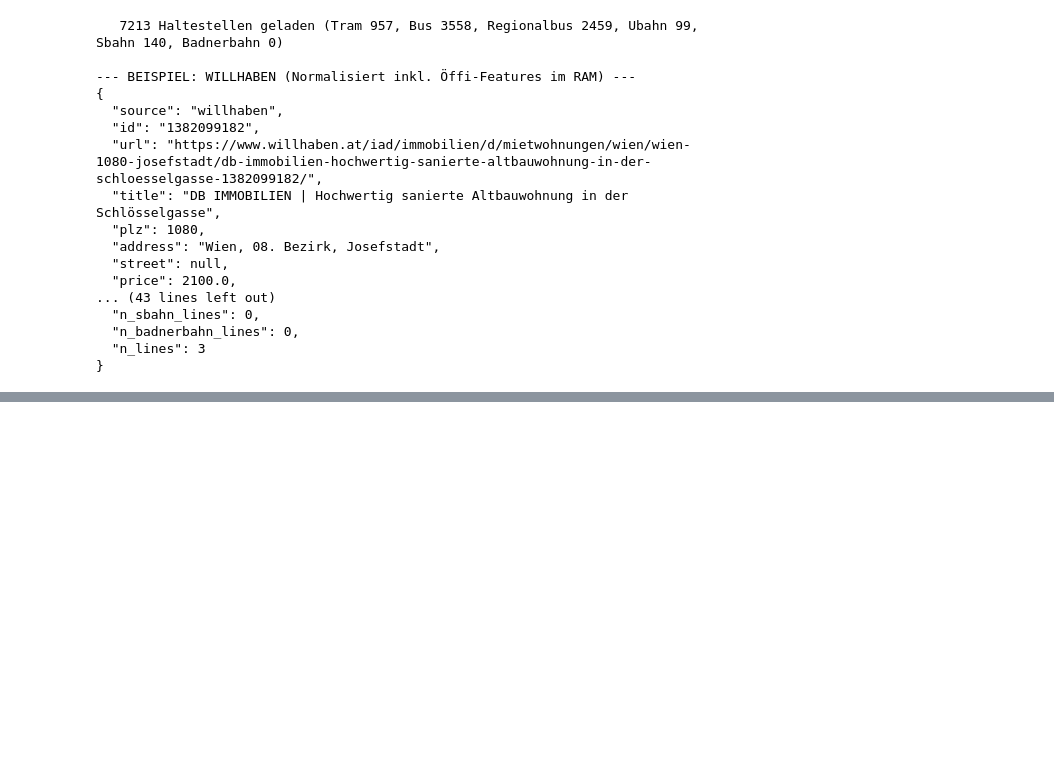
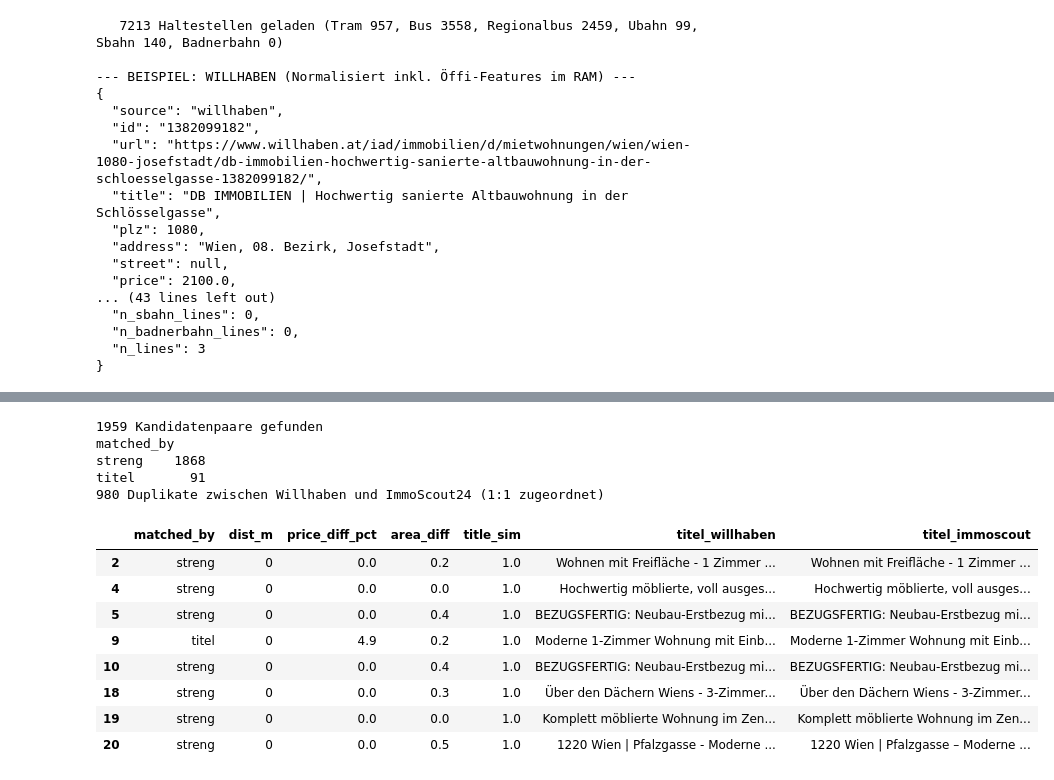
Before and after one commit to Koalabot95/BigDataProjekt, a Jupyter notebook: notebooks/02_data_storage_layer.ipynb, the cells around one changed output, grey strips where cells are left out. Saved outputs shown, nothing was run; the diff lists cells and outputs as text; code cells hidden in the pictures; blank space fills up the shorter version.

```diff
--- a/notebooks/02_data_storage_layer.ipynb
+++ b/notebooks/02_data_storage_layer.ipynb
@@ -609,0 +837,80 @@ print_first_valid_with_oeffi("immoscout24", db["raw_immoscout24"], norm_immoscou
+# %%
+from difflib import SequenceMatcher
+
+DUP = dict(area_tol=1.0, strict_price=0.03, strict_dist=75, relaxed_price=0.05, relaxed_dist=150, title_sim=0.8)
+
+
+def normalize_title(text):
+    text = re.sub(r"[^\w\s]", " ", str(text or "").lower())
+    return re.sub(r"\s+", " ", text).strip()
+
+
+def haversine_m(lat1, lon1, lat2, lon2):
+    lat1, lon1, lat2, lon2 = map(np.radians, (lat1, lon1, lat2, lon2))
+    a = np.sin((lat2 - lat1) / 2) ** 2 + np.cos(lat1) * np.cos(lat2) * np.sin((lon2 - lon1) / 2) ** 2
+    return 2 * 6_371_000 * np.arcsin(np.sqrt(a))
+
+
+def find_cross_portal_duplicates(frame):
+    wh = frame[frame["source"] == "willhaben"]
+    im = frame[frame["source"] == "immoscout24"]
+    wh_by_rooms = {r: g for r, g in wh.groupby("rooms")}
+    pairs = []
+    for i, row in im.iterrows():
+        cand = wh_by_rooms.get(row["rooms"])
+        if cand is None:
+            continue
+        area_ok = (cand["area_m2"] - row["area_m2"]).abs() <= DUP["area_tol"]
+        price_diff = (cand["price"] - row["price"]).abs() / row["price"]
+        dist = pd.Series(haversine_m(row["lat"], row["lon"], cand["lat"].values, cand["lon"].values), index=cand.index)
+        relaxed = area_ok & (price_diff <= DUP["relaxed_price"]) & (dist <= DUP["relaxed_dist"])
+        for j in cand.index[relaxed]:
+            strict = price_diff[j] <= DUP["strict_price"] and dist[j] <= DUP["strict_dist"]
+            sim = SequenceMatcher(None, normalize_title(row["title"]), normalize_title(cand.at[j, "title"])).ratio()
+            if strict or sim >= DUP["title_sim"]:
+                pairs.append(dict(idx_wh=j, idx_im=i, dist_m=round(dist[j]), price_diff_pct=round(100 * price_diff[j], 1),
+                                  area_diff=round(abs(cand.at[j, "area_m2"] - row["area_m2"]), 1),
+                                  title_sim=round(sim, 2), matched_by="streng" if strict else "titel"))
+    return pd.DataFrame(pairs)
+
+
+candidates = find_cross_portal_duplicates(df)
+print(f"{len(candidates)} Kandidatenpaare gefunden")
+if len(candidates):
+    print(candidates["matched_by"].value_counts().to_string())
+
+    # Jedes Inserat darf nur zu einem Paar gehören: die besten Paare zuerst (ähnlichster Titel, kleinster Abstand)
+    used_wh, used_im, chosen = set(), set(), []
+    for _, p in candidates.sort_values(["title_sim", "dist_m"], ascending=[False, True]).iterrows():
+        if p["idx_wh"] in used_wh or p["idx_im"] in used_im:
+            continue
+        used_wh.add(p["idx_wh"]); used_im.add(p["idx_im"]); chosen.append(p)
+    matches = pd.DataFrame(chosen)
+    print(f"{len(matches)} Duplikate zwischen Willhaben und ImmoScout24 (1:1 zugeordnet)")
+
+    # Stichprobe zur Kontrolle
+    sample = matches.head(8).copy()
+    sample["titel_willhaben"] = df.loc[sample["idx_wh"], "title"].str[:45].values
+    sample["titel_immoscout"] = df.loc[sample["idx_im"], "title"].str[:45].values
+    display(sample[["matched_by", "dist_m", "price_diff_pct", "area_diff", "title_sim", "titel_willhaben", "titel_immoscout"]])
+
+    df["n_portals"] = 1
+    df.loc[matches["idx_wh"].astype(int), "n_portals"] = 2
+    df = apply_filter(df, ~df.index.isin(matches["idx_im"].astype(int)), "Duplikate zwischen den Portalen")
+else:
+    df["n_portals"] = 1
+# %% [output]
+1959 Kandidatenpaare gefunden
+matched_by
+streng    1868
+titel       91
+980 Duplikate zwischen Willhaben und ImmoScout24 (1:1 zugeordnet)
+|  | matched_by | dist_m | price_diff_pct | area_diff | title_sim | titel_willhaben | titel_immoscout |
+| 2 | streng | 0 | 0.0 | 0.2 | 1.0 | Wohnen mit Freifläche - 1 Zimmer ... | Wohnen mit Freifläche - 1 Zimmer ... |
+| 4 | streng | 0 | 0.0 | 0.0 | 1.0 | Hochwertig möblierte, voll ausges... | Hochwertig möblierte, voll ausges... |
+| 5 | streng | 0 | 0.0 | 0.4 | 1.0 | BEZUGSFERTIG: Neubau-Erstbezug mi... | BEZUGSFERTIG: Neubau-Erstbezug mi... |
+| 9 | titel | 0 | 4.9 | 0.2 | 1.0 | Moderne 1-Zimmer Wohnung mit Einb... | Moderne 1-Zimmer Wohnung mit Einb... |
+| 10 | streng | 0 | 0.0 | 0.4 | 1.0 | BEZUGSFERTIG: Neubau-Erstbezug mi... | BEZUGSFERTIG: Neubau-Erstbezug mi... |
+| 18 | streng | 0 | 0.0 | 0.3 | 1.0 | Über den Dächern Wiens - 3-Zimmer... | Über den Dächern Wiens - 3-Zimmer... |
+| 19 | streng | 0 | 0.0 | 0.0 | 1.0 | Komplett möblierte Wohnung im Zen... | Komplett möblierte Wohnung im Zen... |
+| 20 | streng | 0 | 0.0 | 0.5 | 1.0 | 1220 Wien | Pfalzgasse - Moderne ... | 1220 Wien | Pfalzgasse – Moderne ... |
```
Also changed, not shown: parts of 30 cells of this notebook, 8 other files.
